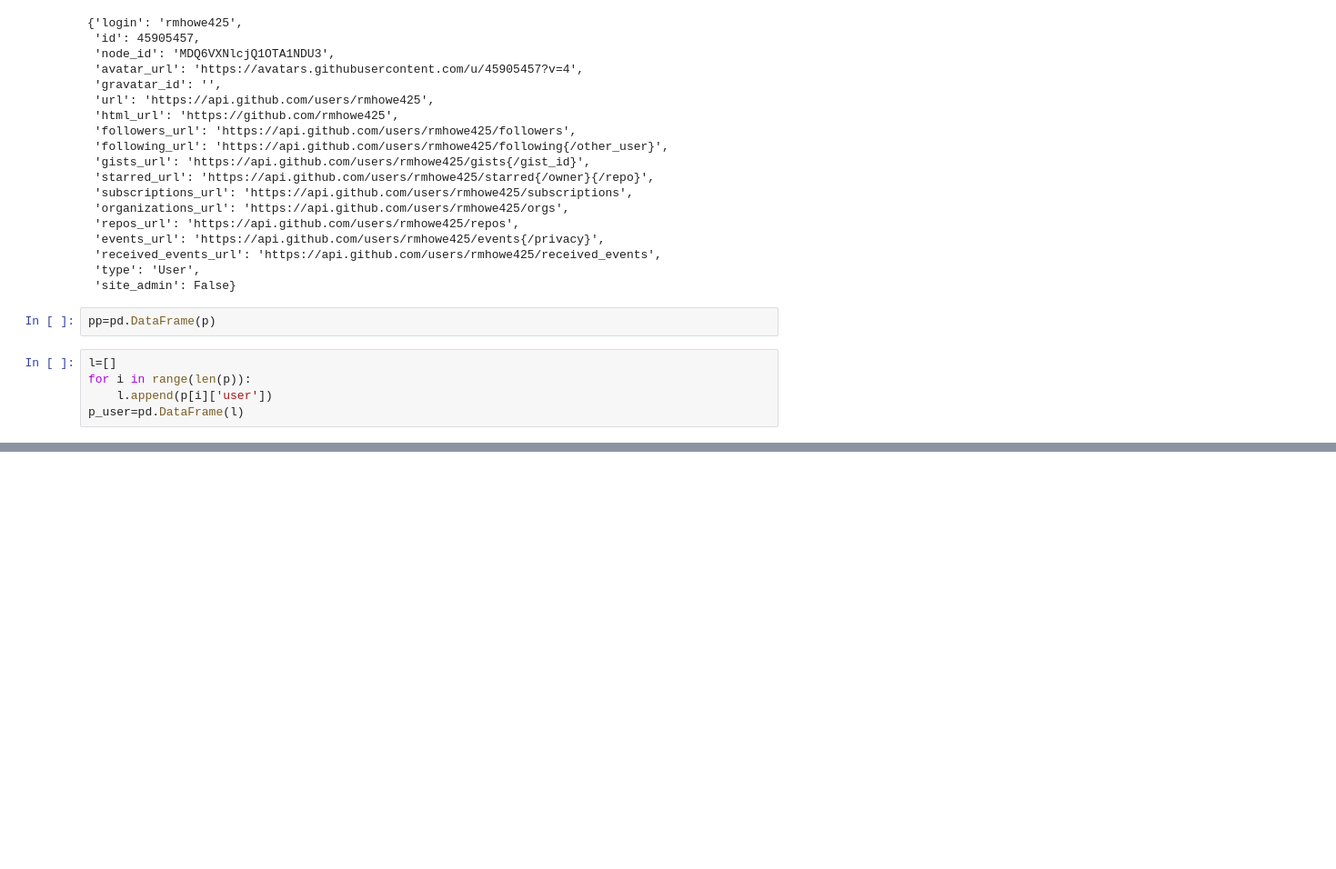
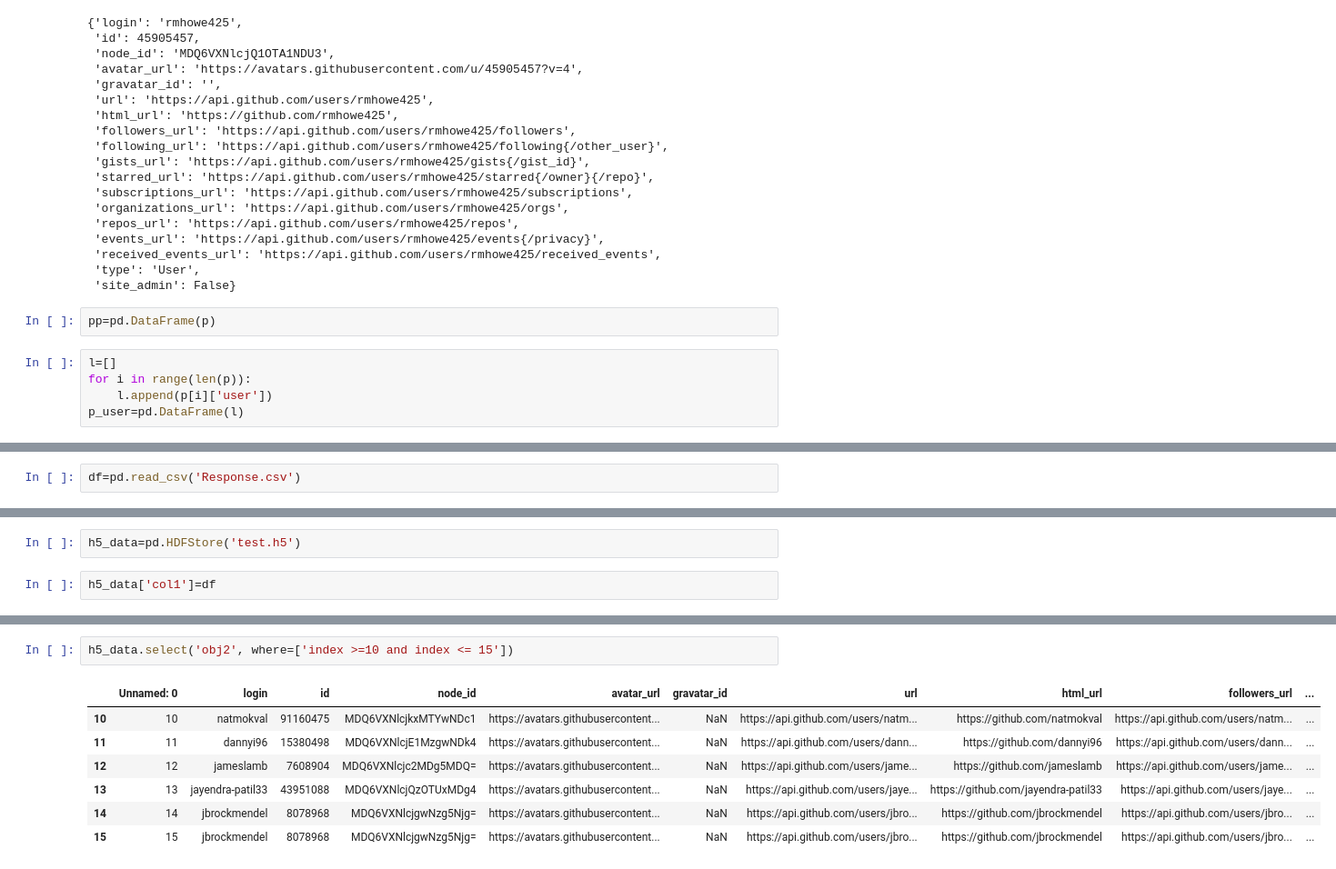
Before and after one commit to Shineuptillast/Python_learning, a Jupyter notebook: Pandas_Tutorial.ipynb, the cells around one changed output, grey strips where cells are left out. Shown: that part at 91% size. Drawn from its saved outputs; the diff is of its cells as text; blank space fills up the shorter version.

```diff
--- a/Pandas_Tutorial.ipynb
+++ b/Pandas_Tutorial.ipynb
@@ -347,0 +350,2 @@ p_user.head()
+# %%
+df=pd.read_csv('Response.csv')
@@ -347,0 +363,4 @@ p_user.head()
+# %%
+h5_data=pd.HDFStore('test.h5')
+# %%
+h5_data['col1']=df
@@ -347,0 +387,10 @@ p_user.head()
+# %%
+h5_data.select('obj2', where=['index >=10 and index <= 15'])
+# %% [output]
+|  | Unnamed: 0 | login | id | node_id | avatar_url | gravatar_id | url | html_url | followers_url | ... |
+| 10 | 10 | natmokval | 91160475 | MDQ6VXNlcjkxMTYwNDc1 | https://avatars.githubusercontent... | NaN | https://api.github.com/users/natm... | https://github.com/natmokval | https://api.github.com/users/natm... | ... |
+| 11 | 11 | dannyi96 | 15380498 | MDQ6VXNlcjE1MzgwNDk4 | https://avatars.githubusercontent... | NaN | https://api.github.com/users/dann... | https://github.com/dannyi96 | https://api.github.com/users/dann... | ... |
+| 12 | 12 | jameslamb | 7608904 | MDQ6VXNlcjc2MDg5MDQ= | https://avatars.githubusercontent... | NaN | https://api.github.com/users/jame... | https://github.com/jameslamb | https://api.github.com/users/jame... | ... |
+| 13 | 13 | jayendra-patil33 | 43951088 | MDQ6VXNlcjQzOTUxMDg4 | https://avatars.githubusercontent... | NaN | https://api.github.com/users/jaye... | https://github.com/jayendra-patil33 | https://api.github.com/users/jaye... | ... |
+| 14 | 14 | jbrockmendel | 8078968 | MDQ6VXNlcjgwNzg5Njg= | https://avatars.githubusercontent... | NaN | https://api.github.com/users/jbro... | https://github.com/jbrockmendel | https://api.github.com/users/jbro... | ... |
+| 15 | 15 | jbrockmendel | 8078968 | MDQ6VXNlcjgwNzg5Njg= | https://avatars.githubusercontent... | NaN | https://api.github.com/users/jbro... | https://github.com/jbrockmendel | https://api.github.com/users/jbro... | ... |
```
Also changed, not shown: parts of 6 cells of this notebook.
